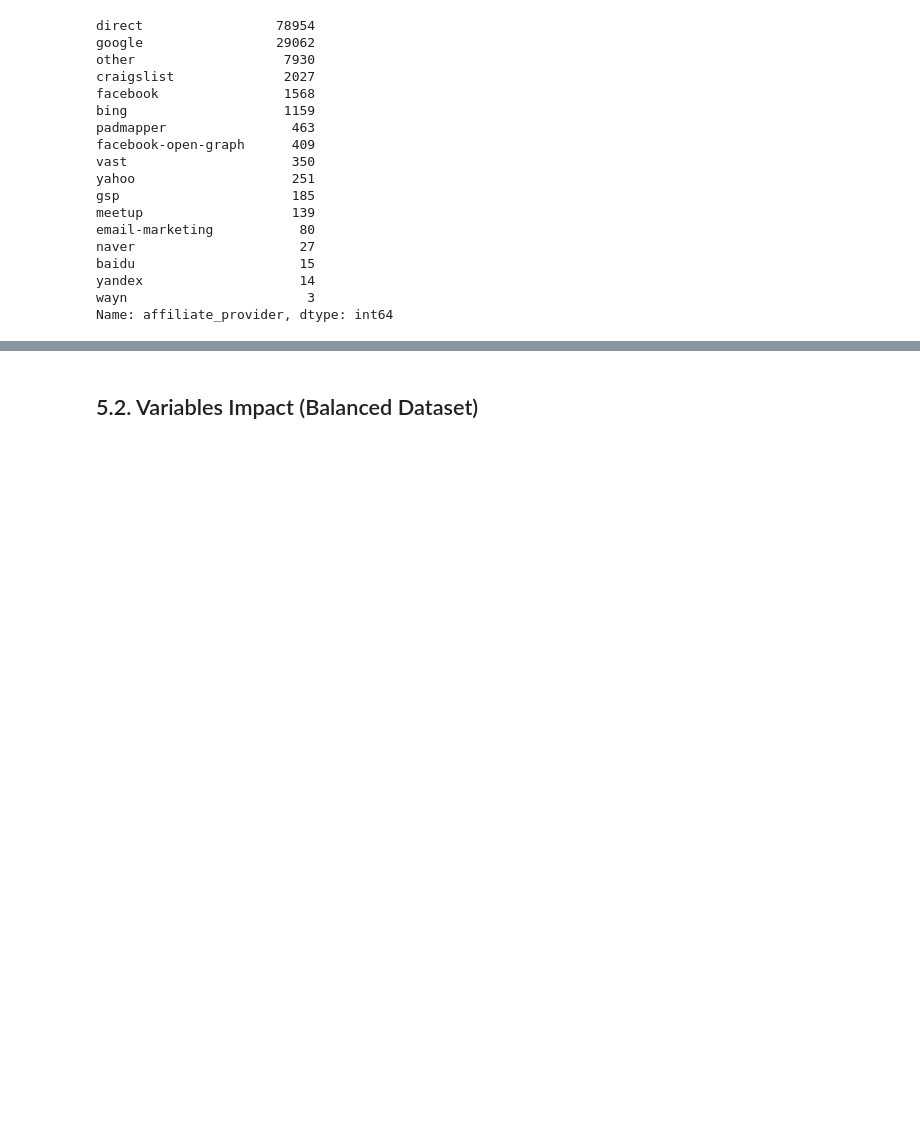
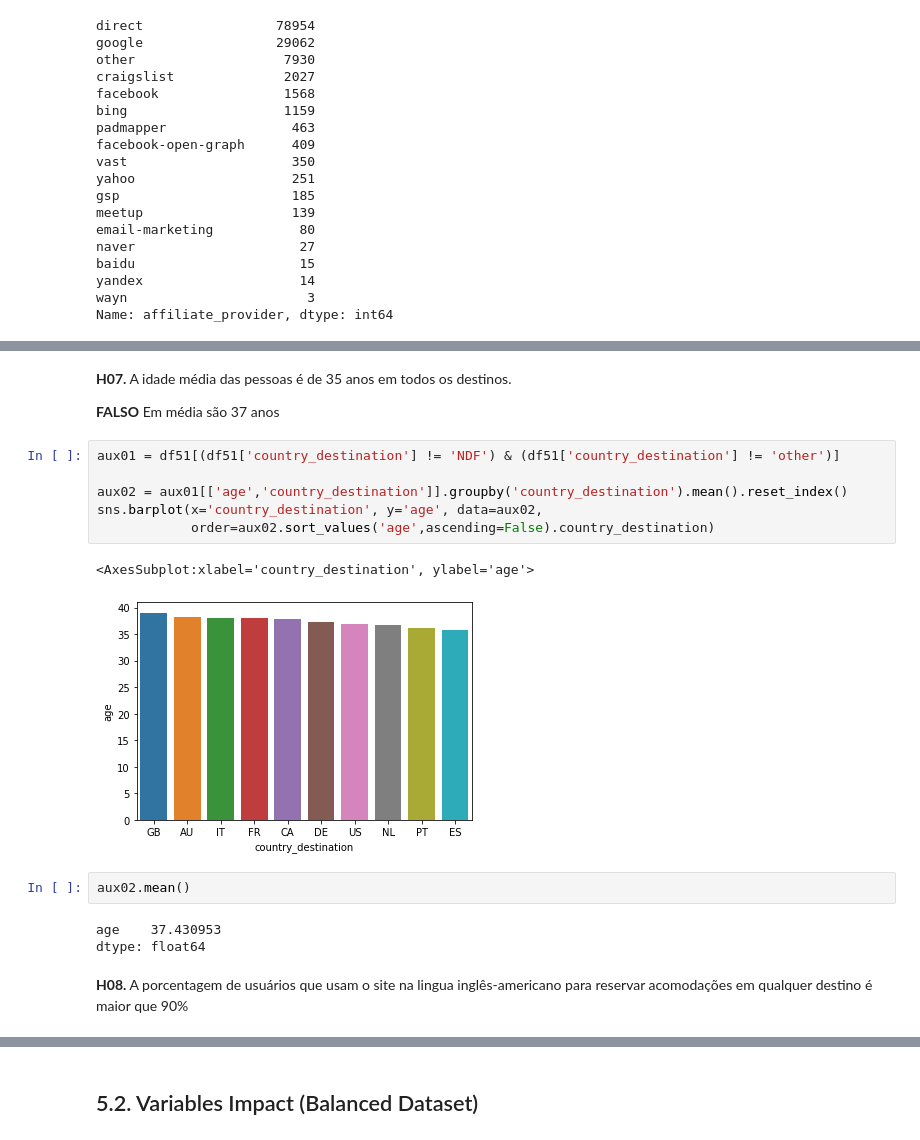
Before and after one commit to HenriqueCR1291/airbnb_prediction, a Jupyter notebook: m08_airbnb.ipynb, the cells around one changed output, grey strips where cells are left out. Saved outputs shown, nothing was run; the diff lists cells and outputs as text; blank space fills up the shorter version.

```diff
--- a/m08_airbnb.ipynb
+++ b/m08_airbnb.ipynb
@@ -852,0 +903,20 @@ aux02
+# %% [markdown]
+ **H07.** A idade média das pessoas é de 35 anos em todos os destinos.
+
+ **FALSO** Em média são 37 anos
+# %%
+aux01 = df51[(df51['country_destination'] != 'NDF') & (df51['country_destination'] != 'other')]
+
+aux02 = aux01[['age','country_destination']].groupby('country_destination').mean().reset_index()
+sns.barplot(x='country_destination', y='age', data=aux02,
+            order=aux02.sort_values('age',ascending=False).country_destination)
+# %% [output]
+<AxesSubplot:xlabel='country_destination', ylabel='age'>
+[figure, added]
+# %%
+aux02.mean()
+# %% [output]
+age    37.430953
+dtype: float64
+# %% [markdown]
+**H08.** A porcentagem de usuários que usam o site na lingua inglês-americano para reservar acomodações em qualquer destino é maior que 90%
```
Also changed, not shown: parts of 12 cells of this notebook.
